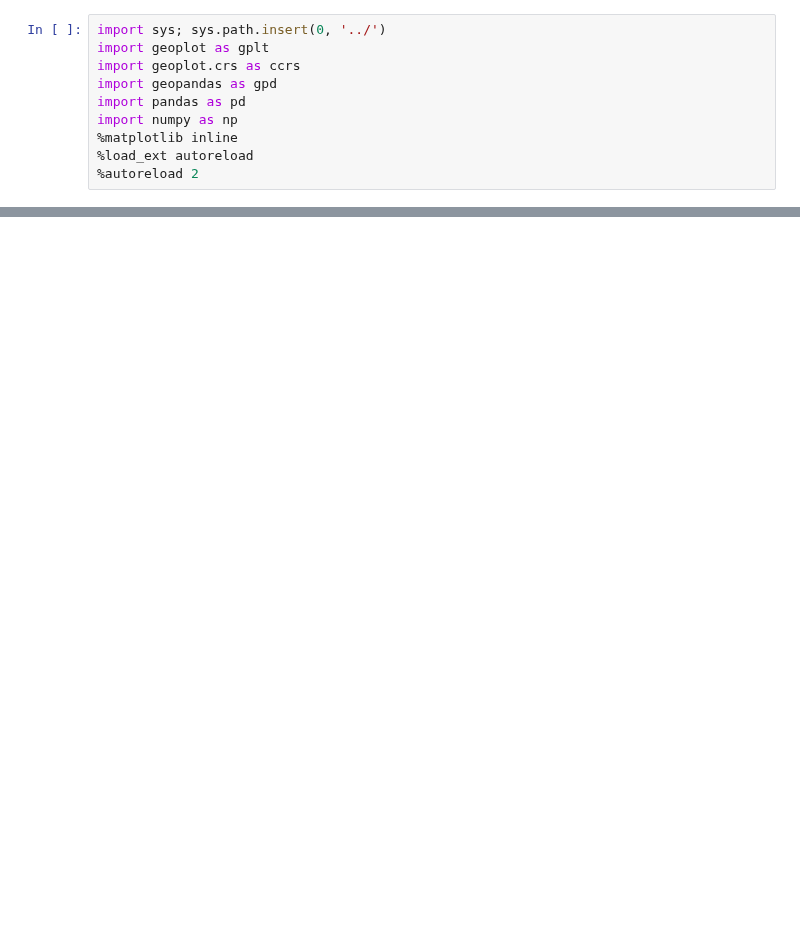
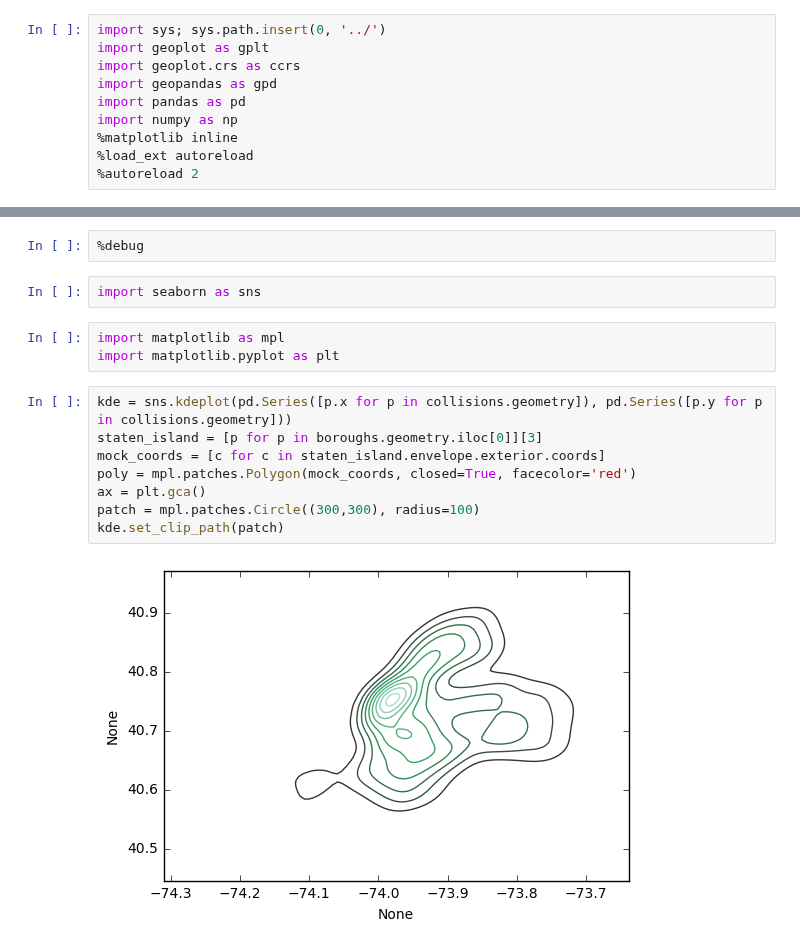
Before and after one commit to ResidentMario/geoplot, a Jupyter notebook: notebooks/Untitled.ipynb, the cells around one changed output, grey strips where cells are left out. Cells and saved outputs as stored; diff of their text form; blank space fills up the shorter version.

```diff
--- a/notebooks/Untitled.ipynb
+++ b/notebooks/Untitled.ipynb
@@ -29,0 +52,17 @@ gplt.choropleth(polydata, hue='latdep', cmap='Blues', k=None, legend=True, proje
+# %%
+%debug
+# %%
+import seaborn as sns
+# %%
+import matplotlib as mpl
+import matplotlib.pyplot as plt
+# %%
+kde = sns.kdeplot(pd.Series([p.x for p in collisions.geometry]), pd.Series([p.y for p in collisions.geometry]))
+staten_island = [p for p in boroughs.geometry.iloc[0]][3]
+mock_coords = [c for c in staten_island.envelope.exterior.coords]
+poly = mpl.patches.Polygon(mock_coords, closed=True, facecolor='red')
+ax = plt.gca()
+patch = mpl.patches.Circle((300,300), radius=100)
+kde.set_clip_path(patch)
+# %% [output]
+[figure, added]
```
Also changed, not shown: parts of 13 cells of this notebook, 11 other files.
